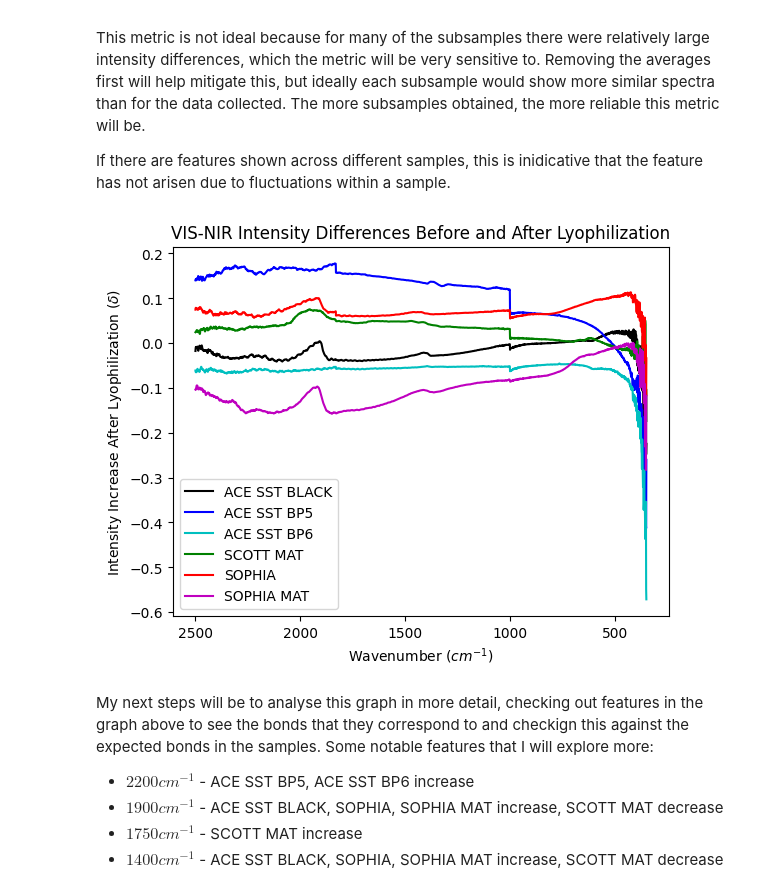
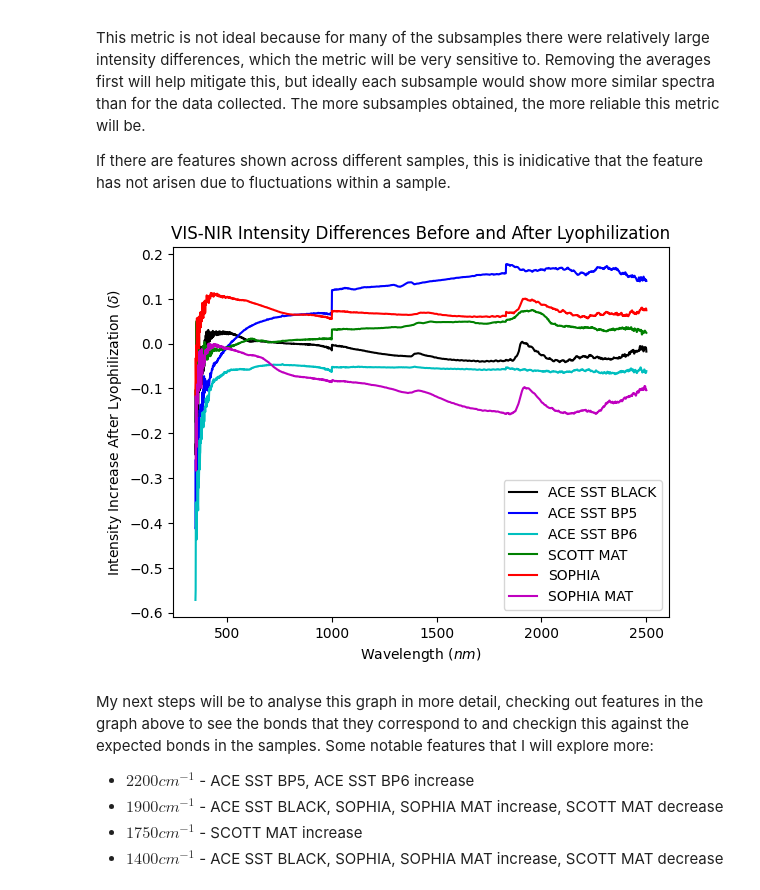
Before and after one commit to charlie-minns/mars-analogs-spectral-analysis, a Jupyter notebook: Spectral Analysis.ipynb, the cells around one changed output. Saved outputs shown, nothing was run; the diff lists cells and outputs as text; code cells hidden in the pictures.

```diff
--- a/Spectral Analysis.ipynb
+++ b/Spectral Analysis.ipynb
@@ -124,10 +138,14 @@ def plot_sample_comparison(sample_A_before, sample_B_before, sample_A_after, sam
 
   fig.savefig('./Spectra/' + title.replace('\n', ' ') + '.png')
 # %%
-def plot_intensity_diff(before, after, title):
+def plot_intensity_diff(before, after, title, isMIR):
+  xlabel = 'Wavelength ($nm$)'
+  if (isMIR):
+      xlabel = 'Wavenumber ($cm^{-1}$)'
+
   fig, ax = plt.subplots()
   ax.set_title(title)
-  ax.set(xlabel='Wavenumber ($cm^{-1}$)', ylabel='Intensity Increase After Lyophilization ($\\delta$)')
+  ax.set(xlabel=xlabel, ylabel='Intensity Increase After Lyophilization ($\\delta$)')
 
   for index, sample_before in enumerate(before):
     subsamples_before = before[sample_before]
@@ -145,7 +163,9 @@ def plot_intensity_diff(before, after, title):
 
     ax.plot(const_wavenumbers, wavenumber_diffs, fmt_samples[index], label=sample_before)
 
-  ax.invert_xaxis()
+  if (isMIR):
+    ax.invert_xaxis()
+
   ax.legend()
 
   fig.savefig('./Spectra/' + title + '.png')
@@ -224,9 +244,9 @@ This metric is not ideal because for many of the subsamples there were relativel
 
 If there are features shown across different samples, this is inidicative that the feature has not arisen due to fluctuations within a sample.
 # %%
-plot_intensity_diff(BEFORE_VIS_NIR, AFTER_VIS_NIR, 'VIS-NIR Intensity Differences Before and After Lyophilization')
+plot_intensity_diff(BEFORE_VIS_NIR, AFTER_VIS_NIR, 'VIS-NIR Intensity Differences Before and After Lyophilization', False)
 # %% [output]
-[figure, old version]
+[figure, new version]
 # %% [markdown]
 My next steps will be to analyse this graph in more detail, checking out features in the graph above to see the bonds that they correspond to and checkign this against the expected bonds in the samples. Some notable features that I will explore more:
 
```
Also changed, not shown: parts of 11 cells of this notebook, 23 other files.
